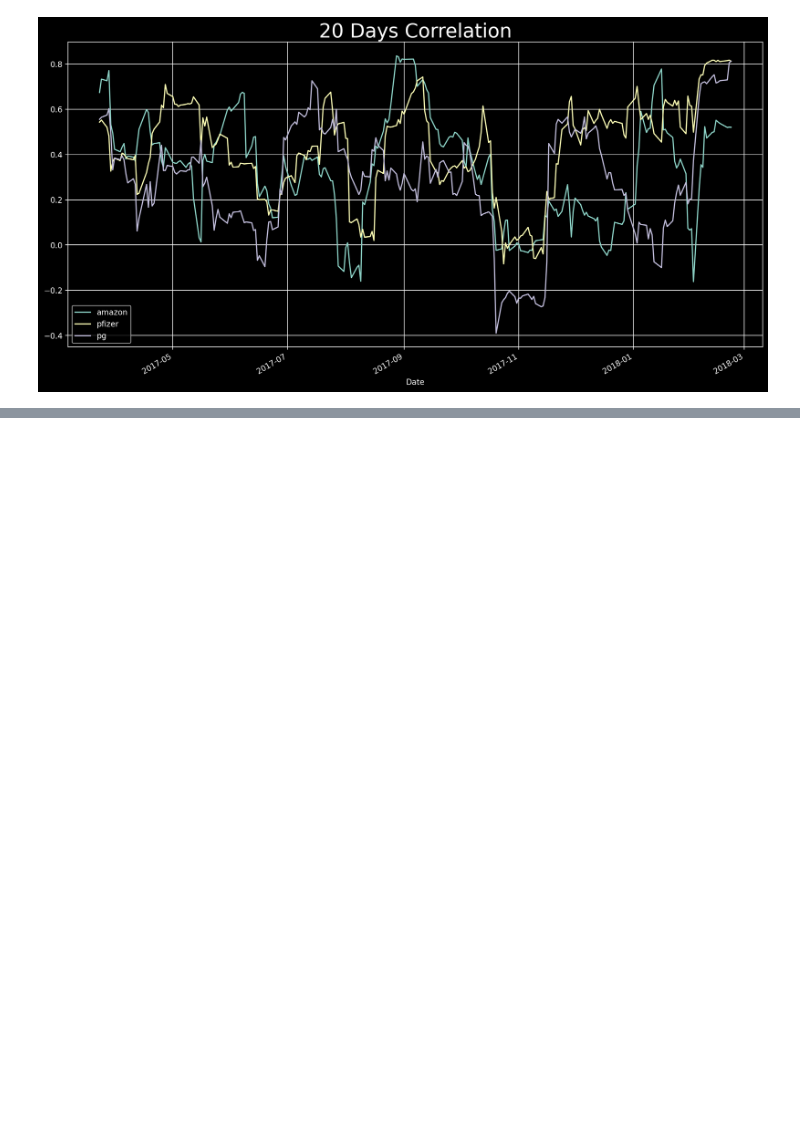
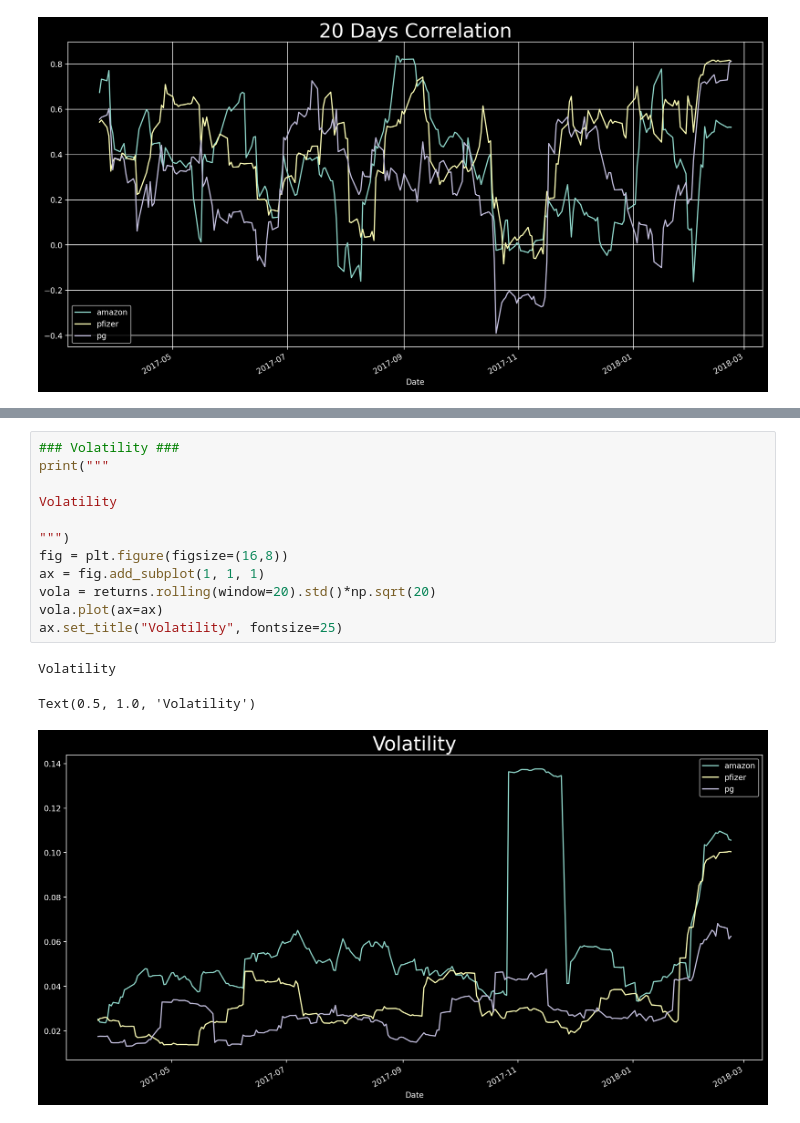
Before and after one commit to rboletcafaro/Time-Series-Forecasting-in-Python, a Jupyter notebook: Time-Series-Forecasting-In-Python.ipynb, the cells around one changed output, grey strips where cells are left out. Drawn from its saved outputs; the diff is of its cells as text; blank space fills up the shorter version.

```diff
--- a/Time-Series-Forecasting-In-Python.ipynb
+++ b/Time-Series-Forecasting-In-Python.ipynb
@@ -264,0 +304,16 @@ Text(0.5, 1.0, '20 Days Correlation')
+# %%
+### Volatility ###
+print("""
+
+Volatility
+
+""")
+fig = plt.figure(figsize=(16,8))
+ax = fig.add_subplot(1, 1, 1)
+vola = returns.rolling(window=20).std()*np.sqrt(20)
+vola.plot(ax=ax)
+ax.set_title("Volatility", fontsize=25)
+# %% [output]
+Volatility
+Text(0.5, 1.0, 'Volatility')
+[figure, added]
```
Also changed, not shown: parts of 3 cells of this notebook.
